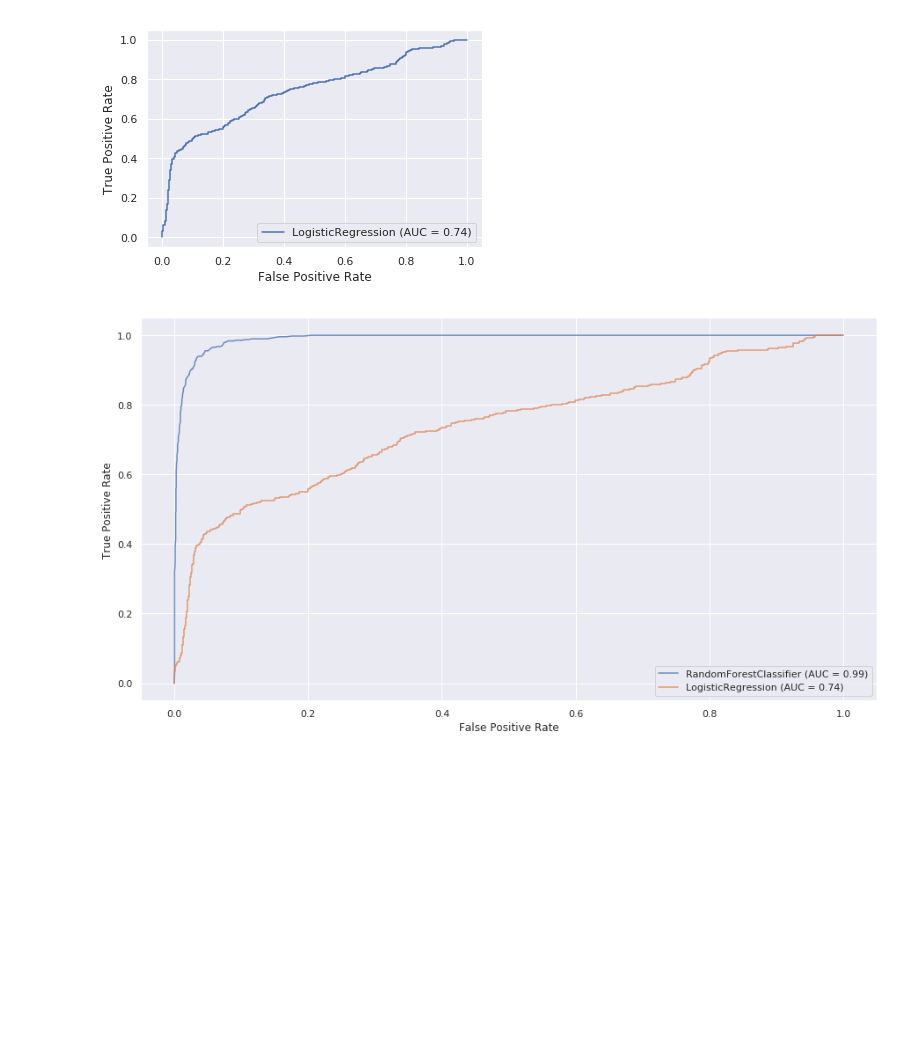
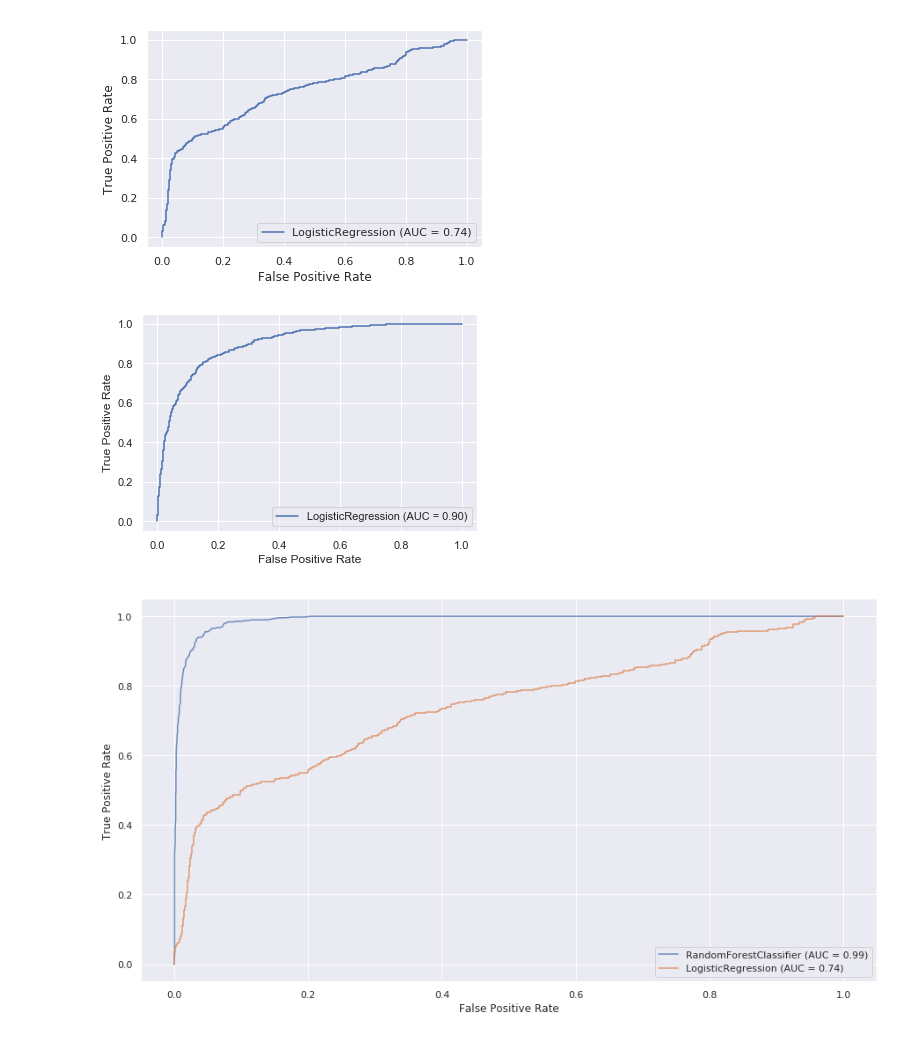
Before and after one commit to erick-alv/Course2Project_CustomerChurn, a Jupyter notebook: churn_notebook.ipynb, the cells around one changed output. Saved outputs shown, nothing was run; the diff lists cells and outputs as text; code cells hidden in the pictures; blank space fills up the shorter version.

```diff
--- a/churn_notebook.ipynb
+++ b/churn_notebook.ipynb
@@ -268,10 +393,19 @@ joblib.dump(lrc, './models/logistic_model.pkl')
 # %%
 rfc_model = joblib.load('./models/rfc_model.pkl')
 lr_model = joblib.load('./models/logistic_model.pkl')
+# %%
+#mine
+rfc_model = joblib.load('./models/mine_rfc_model.pkl')
+lr_model = joblib.load('./models/mine_logistic_model.pkl')
 # %%
 lrc_plot = plot_roc_curve(lr_model, X_test, y_test)
 # %% [output]
 [figure]
+# %%
+#mine
+lrc_plot = plot_roc_curve(lr_model, X_test, y_test)
+# %% [output]
+[figure, added]
 # %%
 plt.figure(figsize=(15, 8))
 ax = plt.gca()
```
Also changed, not shown: parts of 11 cells of this notebook, 17 other files.
